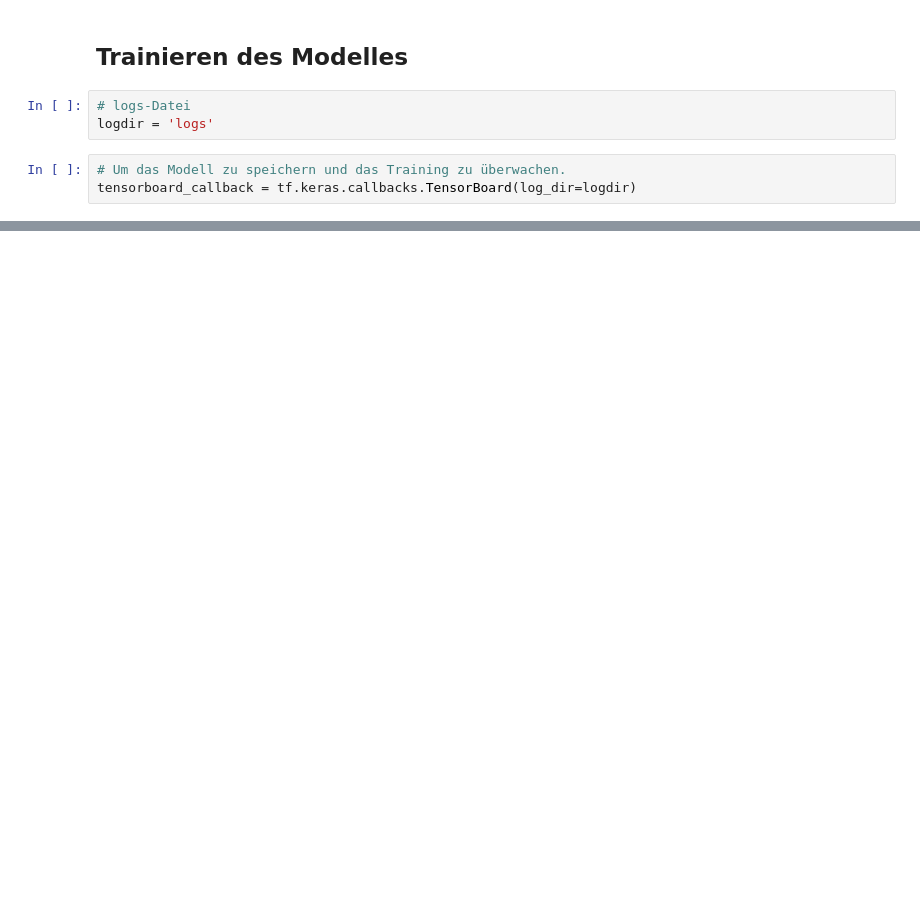
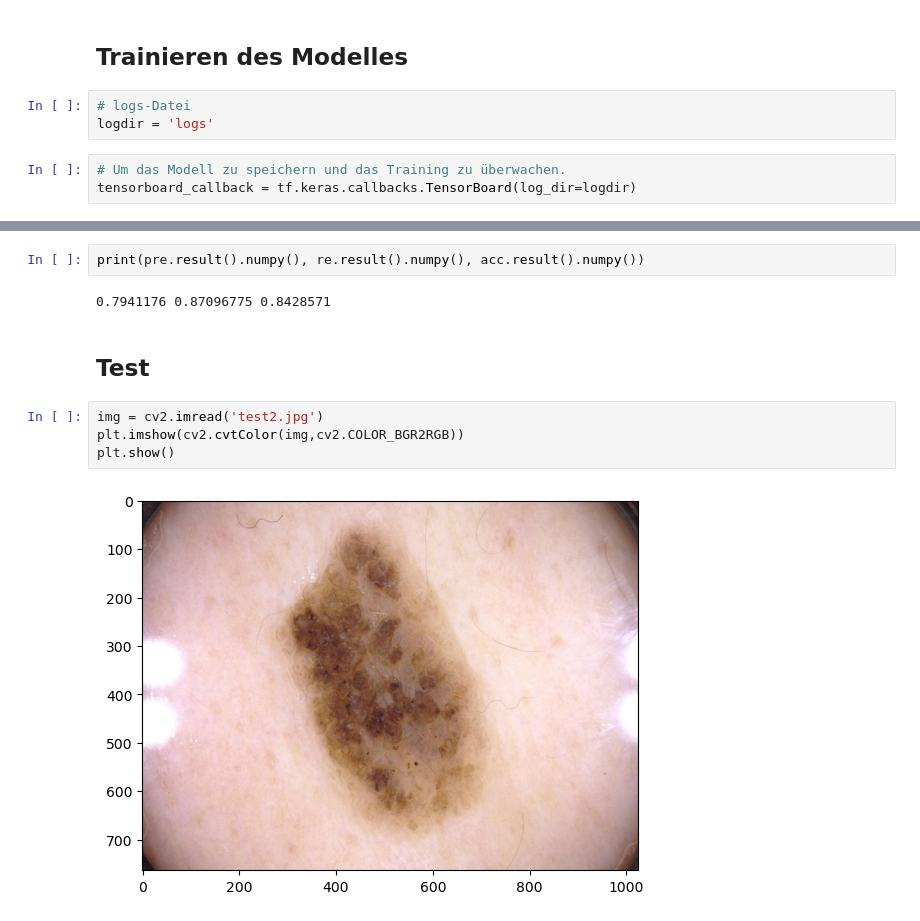
Before and after one commit to zbari023/Binary_Classification_Skinlib, a Jupyter notebook: modell_index-checkpoint.ipynb, the cells around one changed output, grey strips where cells are left out. Cells and saved outputs as stored; diff of their text form; blank space fills up the shorter version.

```diff
--- a/modell_index-checkpoint.ipynb
+++ b/modell_index-checkpoint.ipynb
@@ -225,0 +261,12 @@ plt.show()
+# %%
+print(pre.result().numpy(), re.result().numpy(), acc.result().numpy())
+# %% [output]
+0.7941176 0.87096775 0.8428571
+# %% [markdown]
+## Test
+# %%
+img = cv2.imread('test2.jpg')
+plt.imshow(cv2.cvtColor(img,cv2.COLOR_BGR2RGB))
+plt.show()
+# %% [output]
+[figure, added]
```
Also changed, not shown: parts of 16 cells of this notebook.
